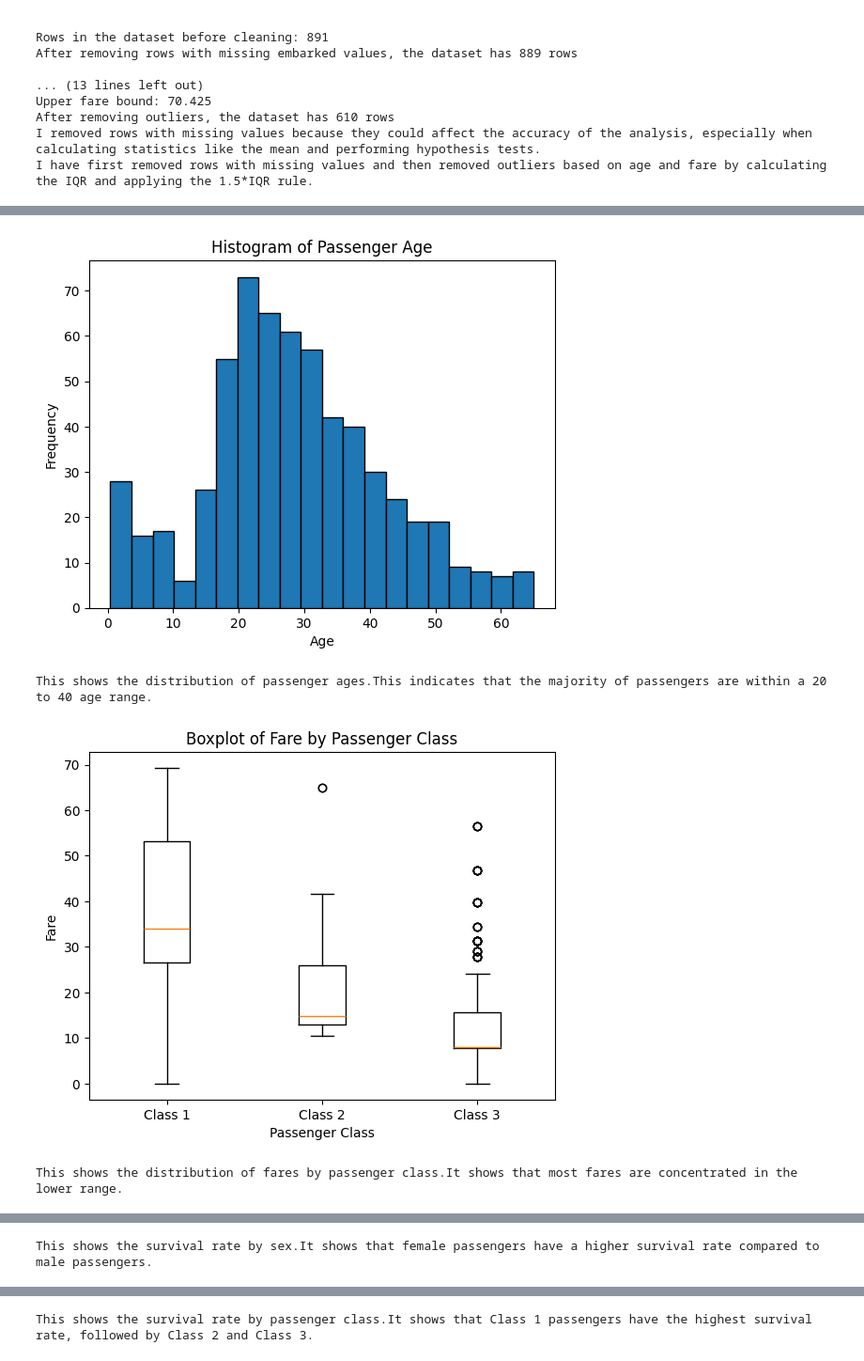
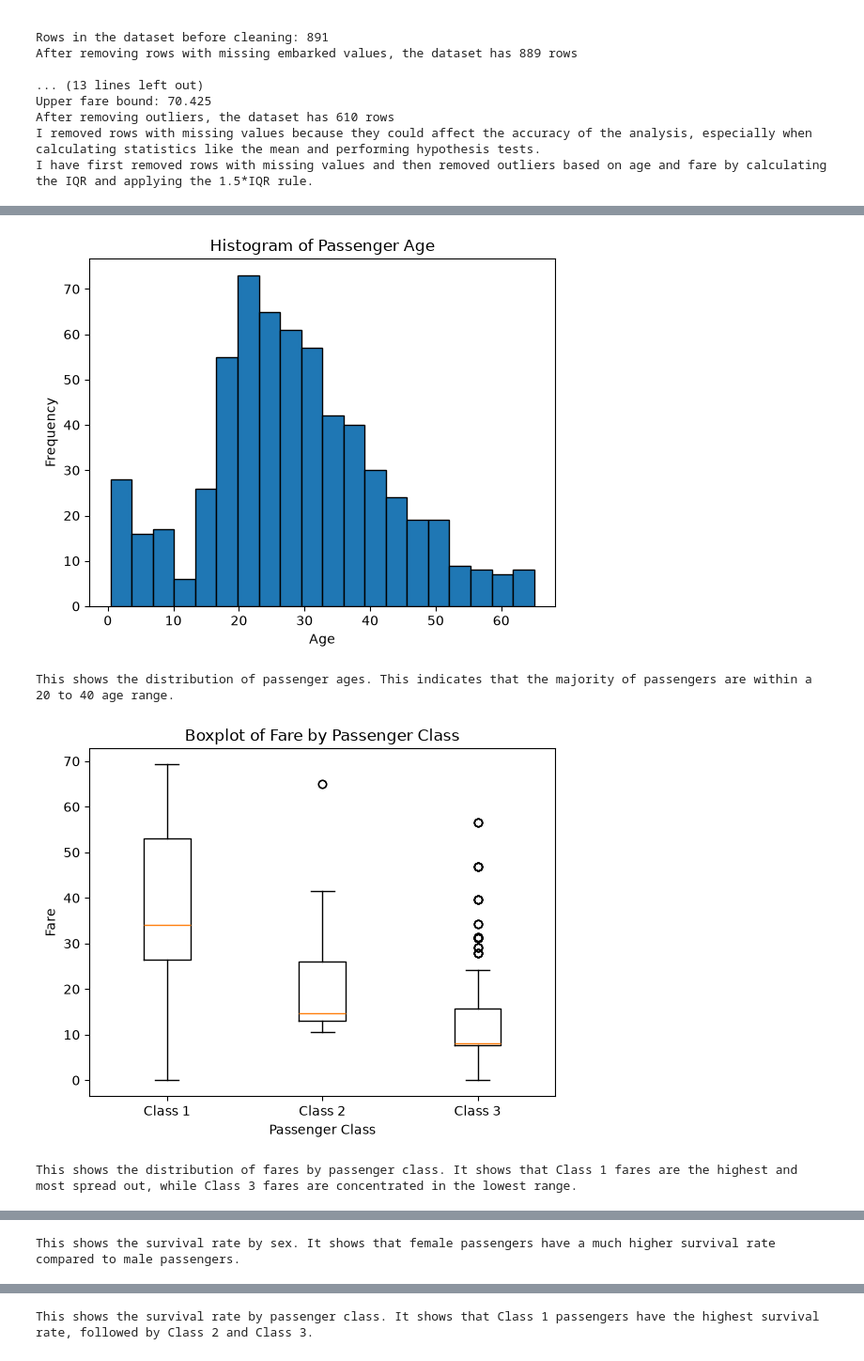
Before and after one commit to Jacob-Partridge/cs746, a Jupyter notebook: hw1/assignment1_q1.ipynb, the cells around one changed output, grey strips where cells are left out. Shown at 94% size. Saved outputs shown, nothing was run; the diff lists cells and outputs as text; code cells hidden in the pictures.

```diff
--- a/hw1/assignment1_q1.ipynb
+++ b/hw1/assignment1_q1.ipynb
@@ -212,52 +253,72 @@ observation 3: The average age of passengers is: 28.427459016393442
 # %%
 # Q1D
 
-#histogram of passanger age
+# histogram of passenger age
 plt.hist(q1_dataset.iloc[:, 5].dropna(), bins=20, edgecolor='black')
 plt.title('Histogram of Passenger Age')
 plt.xlabel('Age')
 plt.ylabel('Frequency')
 plt.show()
-print('This shows the distribution of passenger ages.'
-      'This indicates that the majority of passengers are within a 20 to 40 age range.')
+print(
+    'This shows the distribution of passenger ages. '
+    'This indicates that the majority of passengers are within a 20 to 40 age'
+    ' range.'
+)
 
 # boxplot of fare by passenger class
-plt.boxplot([q1_dataset[q1_dataset.iloc[:, 2] == 1].iloc[:, 9].dropna(),
-             q1_dataset[q1_dataset.iloc[:, 2] == 2].iloc[:, 9].dropna(),
-             q1_dataset[q1_dataset.iloc[:, 2] == 3].iloc[:, 9].dropna()],
-            tick_labels=['Class 1', 'Class 2', 'Class 3'])
+plt.boxplot(
+    [
+        q1_dataset[q1_dataset.iloc[:, 2] == 1].iloc[:, 9].dropna(),
+        q1_dataset[q1_dataset.iloc[:, 2] == 2].iloc[:, 9].dropna(),
+        q1_dataset[q1_dataset.iloc[:, 2] == 3].iloc[:, 9].dropna(),
+    ],
+    tick_labels=['Class 1', 'Class 2', 'Class 3'],
+)
 plt.title('Boxplot of Fare by Passenger Class')
 plt.xlabel('Passenger Class')
 plt.ylabel('Fare')
 plt.show()
-print('This shows the distribution of fares by passenger class.'
-      'It shows that most fares are concentrated in the lower range.')
+print(
+    'This shows the distribution of fares by passenger class. '
+    'It shows that Class 1 fares are the highest and most spread out, while'
+    ' Class 3 fares are concentrated in the lowest range.'
+)
 
 # bar chart showing survival rate by sex
 sex_survival_rates = [male_survival_rate, female_survival_rate]
 sex_labels = ['Male', 'Female']
 plt.bar(sex_labels, sex_survival_rates, color=['blue', 'pink'])
 plt.title('Survival Rate by Sex')
 plt.xlabel('Sex')
 plt.ylabel('Survival Rate')
 plt.show()
-print('This shows the survival rate by sex.'
-      'It shows that female passengers have a higher survival rate compared to male passengers.')
+print(
+    'This shows the survival rate by sex. '
+    'It shows that female passengers have a much higher survival rate compared'
+    ' to male passengers.'
+)
 
 # bar chart showing survival rate by passenger class
-class_survival_rates = [class1_survival_rate, class2_survival_rate, class3_survival_rate]
+class_survival_rates = [
+    class1_survival_rate,
+    class2_survival_rate,
+    class3_survival_rate,
+]
 class_labels = ['Class 1', 'Class 2', 'Class 3']
 plt.bar(class_labels, class_survival_rates, color=['green', 'orange', 'red'])
 plt.title('Survival Rate by Passenger Class')
 plt.xlabel('Passenger Class')
 plt.ylabel('Survival Rate')
 plt.show()
-print('This shows the survival rate by passenger class.'
-      'It shows that Class 1 passengers have the highest survival rate, followed by Class 2 and Class 3.')
+print(
+    'This shows the survival rate by passenger class. '
+    'It shows that Class 1 passengers have the highest survival rate, followed'
+    ' by Class 2 and Class 3.'
+)
 # %% [output]
-[figure, old version]
+[figure, new version]
-This shows the distribution of passenger ages.This indicates that the majority of passengers are within a 20 to 40 age range.
+This shows the distribution of passenger ages. This indicates that the majority of passengers are within a 20 to 40 age range.
-[figure, old version]
+[figure, new version]
-This shows the distribution of fares by passenger class.It shows that most fares are concentrated in the lower range.
+This shows the distribution of fares by passenger class. It shows that Class 1 fares are the highest and most spread out, while Class 3 fares are concentrated in the lowest range.
 [figure]
-This shows the survival rate by sex.It shows that female passengers have a higher survival rate compared to male passengers.
+This shows the survival rate by sex. It shows that female passengers have a much higher survival rate compared to male passengers.
@@ -265,4 +326,4 @@ This shows the survival rate by sex.It shows that female passengers have a highe
-This shows the survival rate by passenger class.It shows that Class 1 passengers have the highest survival rate, followed by Class 2 and Class 3.
+This shows the survival rate by passenger class. It shows that Class 1 passengers have the highest survival rate, followed by Class 2 and Class 3.
 # %%
 # Q1E
 
```
Also changed, not shown: parts of 5 cells of this notebook, 2 other files.
